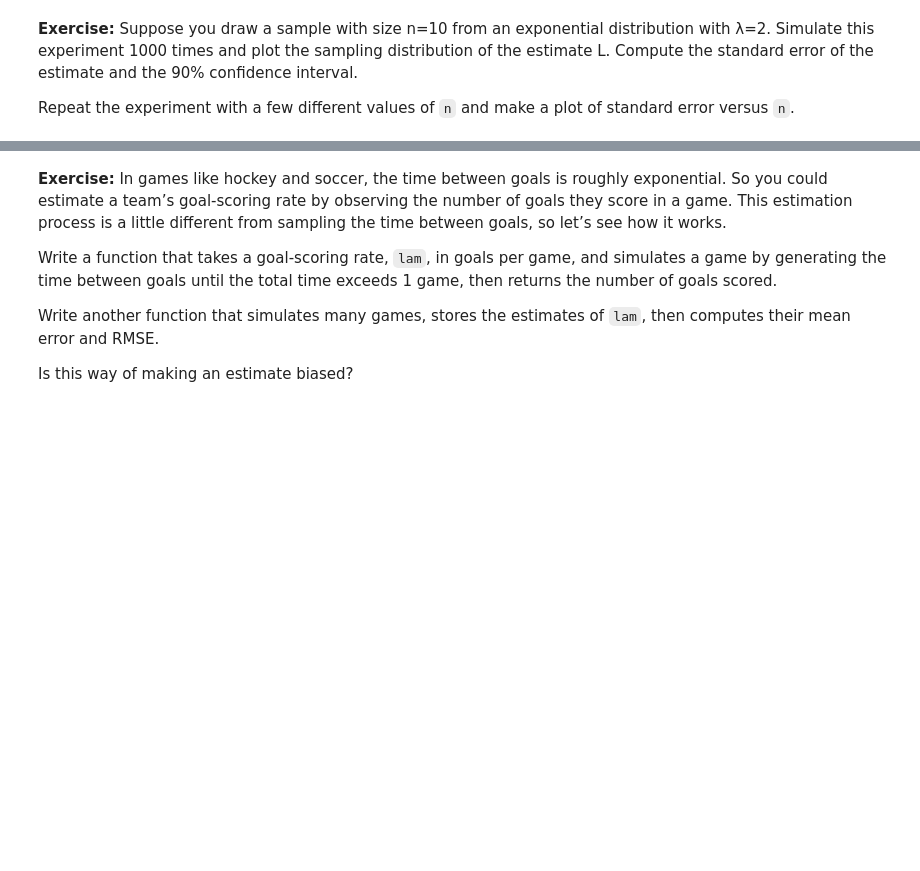
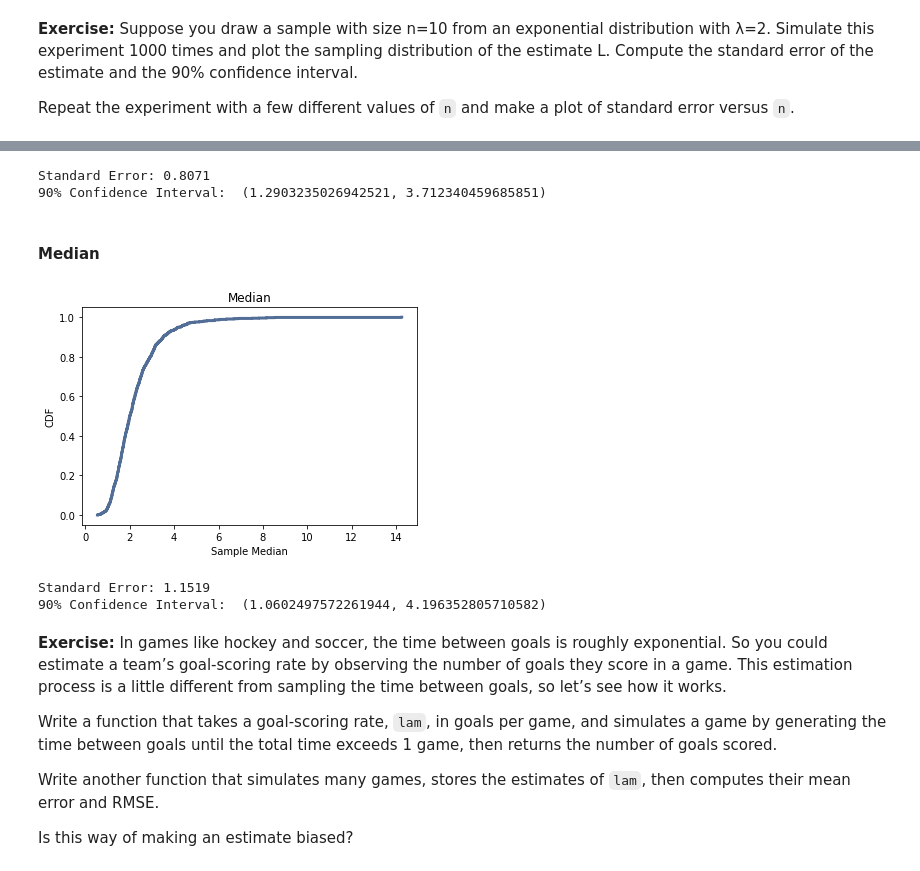
Before and after one commit to Morgan-Sell/ThinkStats2, a Jupyter notebook: code/chap08ex.ipynb, the cells around one changed output, grey strips where cells are left out. Drawn from its saved outputs; the diff is of its cells as text; code cells hidden in the pictures; blank space fills up the shorter version.

```diff
--- a/code/chap08ex.ipynb
+++ b/code/chap08ex.ipynb
@@ -255,3 +278,32 @@ Repeat the experiment with a few different values of `n` and make a plot of stan
+# %%
+ci = cdf.Percentile(5), cdf.Percentile(95)
+std_err = RMSE(xbars, lam)
+
+print('Standard Error: {:.4f}'.format(std_err))
+print('90% Confidence Interval: ', ci)
+# %% [output]
+Standard Error: 0.8071
+90% Confidence Interval:  (1.2903235026942521, 3.712340459685851)
+# %% [markdown]
+#### Median
+# %%
+cdf = thinkstats2.Cdf(medians)
+thinkplot.Cdf(cdf)
+thinkplot.Config(xlabel='Sample Median',
+                 ylabel='CDF',
+                title='Median')
+# %% [output]
+[figure, added]
+# %%
+ci = cdf.Percentile(5), cdf.Percentile(95)
+std_err = RMSE(medians, lam)
+
+print('Standard Error: {:.4f}'.format(std_err))
+print('90% Confidence Interval: ', ci)
+print('\n')
+# %% [output]
+Standard Error: 1.1519
+90% Confidence Interval:  (1.0602497572261944, 4.196352805710582)
 # %% [markdown]
 **Exercise:** In games like hockey and soccer, the time between goals is roughly exponential. So you could estimate a team’s goal-scoring rate by observing the number of goals they score in a game. This estimation process is a little different from sampling the time between goals, so let’s see how it works.
 
```
Also changed, not shown: parts of 6 cells of this notebook.
